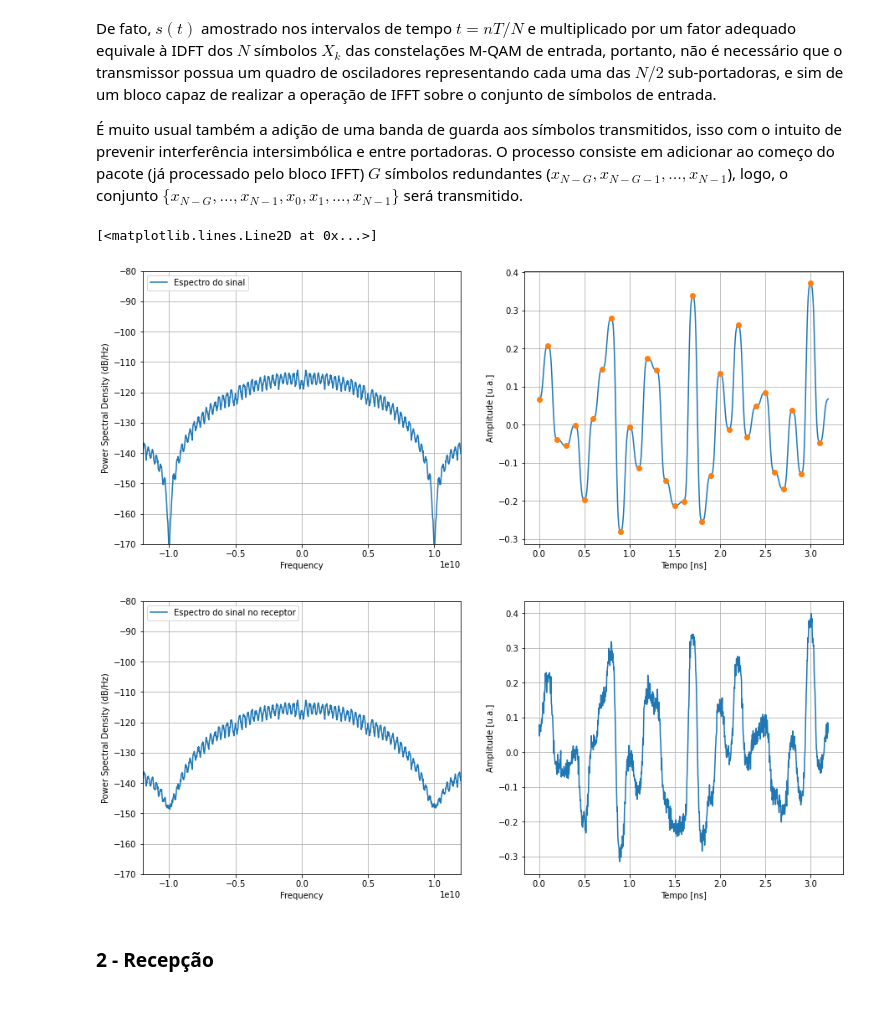
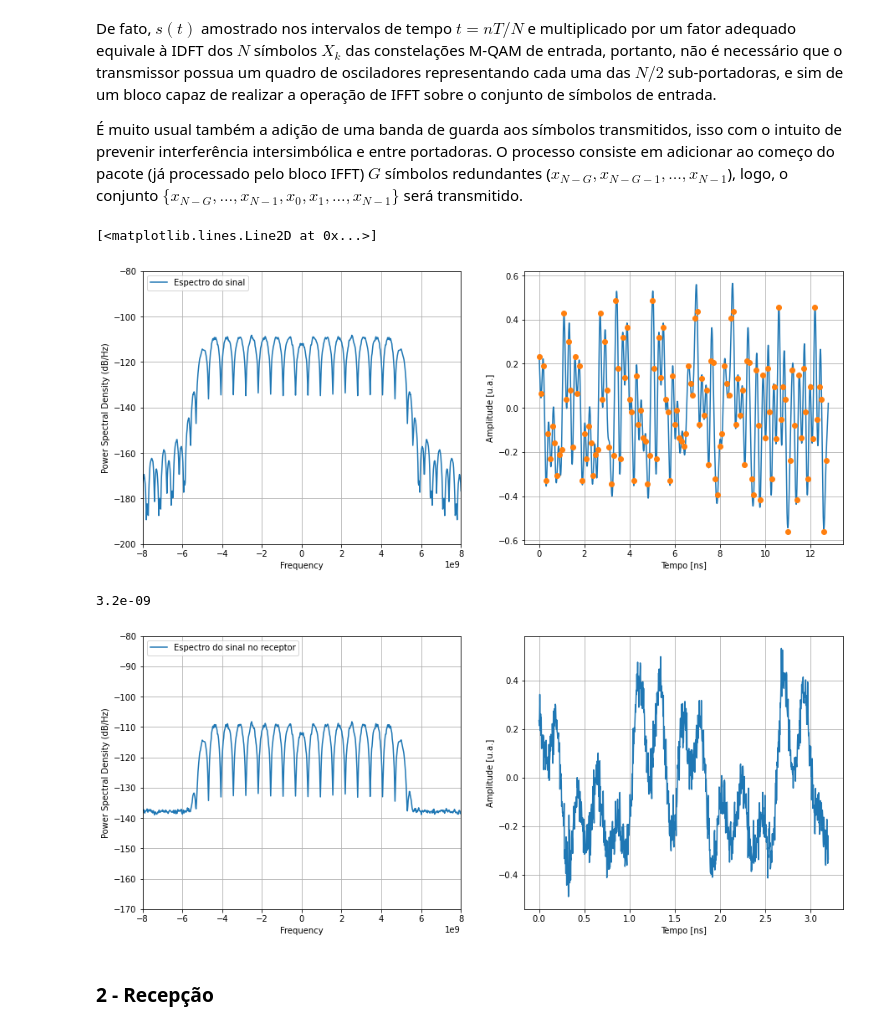
Before and after one commit to daniel7fontes/TCC_OFDM_ComOpt, a Jupyter notebook: BasicOFDM_implementation.ipynb, the cells around one changed output. Drawn from its saved outputs; the diff is of its cells as text; code cells hidden in the pictures.

```diff
--- a/BasicOFDM_implementation.ipynb
+++ b/BasicOFDM_implementation.ipynb
@@ -151,6 +130,32 @@ for i in range(len(symbTx_P)):
+# %%
+# Paralelizando a informação em pacotes de N símbolos obedecendo uma simetria hermitiana
+N = 16            # Tamanho dos blocos de informação (são N/2 subportadoras!)
+G = 16            # Tamanho do prefixo cíclico
+
+symbTx_P = np.zeros((int(len(symbTx)/(N/2)), N + G), complex)
+aux = 0
+
+for i in range(len(symbTx_P)):
+    symbTx_P[i,G:G+int(N/2)] = symbTx[int(aux):int(aux+N/2)]  # Cada linha da matriz symbTx_P é um conjunto de N/2 símbolos QAM, equivalente a 1 símbolo OFDM
+    aux = aux + N/2
+
+    # Simetria hermitiana
+    v = symbTx_P[i,G]
+    symbTx_P[i,G] = v.real
+    symbTx_P[i,G + int(N/2)] = v.imag
+
+    for j in range(int(N/2)-1):
+        j = j + 1
+        symbTx_P[i,G + int(N) - j] = np.conjugate(symbTx_P[i,G + j])
+
+    # Aplicação da IFFT
+    symbTx_P[i,G:N+G] = ifft(symbTx_P[i,G:N+G])
+
+    # Adição do prefixo cíclico
+    symbTx_P[i,:] = np.concatenate((symbTx_P[i,N:N+G],symbTx_P[i,G:N+G]))
 # %%
 # Conversão Paralelo -> Serial e formatação de pulso
-pulse = pulseShape('nrz', SpS)
+pulse = pulseShape('rrc', SpS)
 pulse = pulse/max(abs(pulse))
 
 symbolsUp = upsample(np.squeeze(symbTx_P.reshape(1,len(symbTx_P[0])*len(symbTx_P))), SpS)
@@ -158,26 +163,30 @@ sigTx = firFilter(pulse, symbolsUp)
 # %%
 fig, axs = plt.subplots(1, 2, figsize=(15,6))
 
 t = np.arange(0, sigTx.size)*(Ta/1e-9)
-idX = np.arange(0,1024)
+idX = np.arange(0,4096)
 
-axs[0].set_xlim(-1.2*Rs,1.2*Rs)
-axs[0].set_ylim(-170,-80)
+axs[0].set_xlim(-0.8*Rs,0.8*Rs)
+axs[0].set_ylim(-200,-80)
 axs[0].psd(sigTx,Fs=Fa, NFFT = 16*1024, sides='twosided', label = 'Espectro do sinal')
 axs[0].legend(loc='upper left')
 
 axs[1].plot(t[idX], sigTx[idX].real)
 axs[1].set_xlabel('Tempo [ns]')
 axs[1].set_ylabel('Amplitude [u.a.]')
 axs[1].grid(True)
 
 axs[1].plot(t[idX][0::SpS],symbolsUp[idX][0::SpS].real,'o')
 # %% [output]
 [<matplotlib.lines.Line2D at 0x...>]
-[figure, old version]
+[figure, new version]
+# %%
+(N+G)*Ts
+# %% [output]
+3.2e-09
 # %%
 # Canal AWGN
-EbN0dB = 25
+EbN0dB = 15
 snrdB    = EbN0dB + 10*np.log10(np.log2(M))
 noiseVar = 1/(10**(snrdB/10))
 
@@ -185,7 +194,7 @@ sigRx = awgn(sigTx, noiseVar)
 
 fig, axs = plt.subplots(1, 2, figsize=(15,6))
 
-axs[0].set_xlim(-1.2*Rs,1.2*Rs)
+axs[0].set_xlim(-0.8*Rs,0.8*Rs)
 axs[0].set_ylim(-170,-80)
 axs[0].psd(sigRx,Fs=Fa, NFFT = 16*1024, sides='twosided', label = 'Espectro do sinal no receptor')
 axs[0].legend(loc='upper left')
@@ -195,7 +204,7 @@ axs[1].set_xlabel('Tempo [ns]')
 axs[1].set_ylabel('Amplitude [u.a.]')
 axs[1].grid(True)
 # %% [output]
-[figure, old version]
+[figure, new version]
 # %% [markdown]
 ### 2 - Recepção
 # %% [markdown]
```
Also changed, not shown: parts of 16 cells of this notebook.
